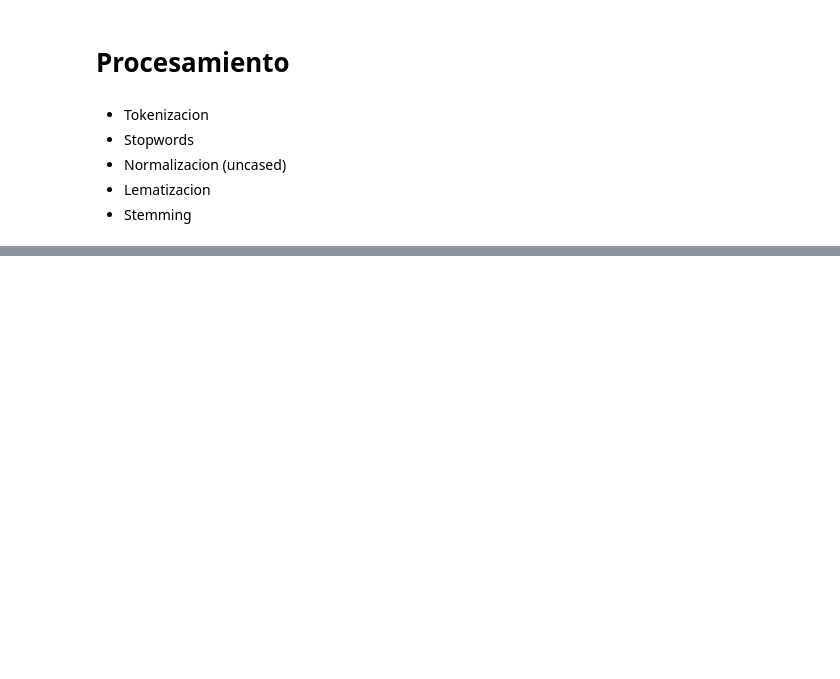
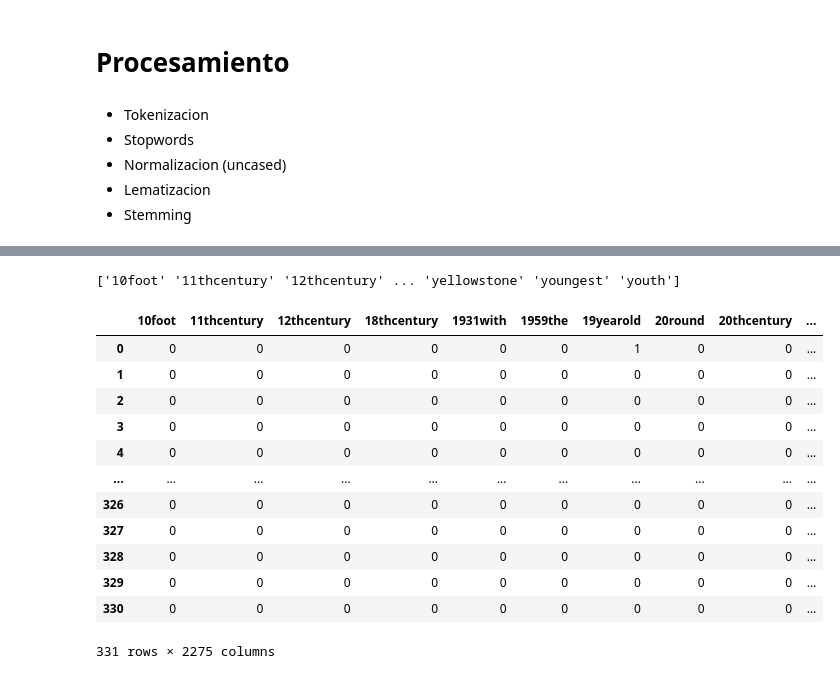
Before and after one commit to Tomas1307/NLP, a Jupyter notebook: HW01/test.ipynb, the cells around one changed output, grey strips where cells are left out. Saved outputs shown, nothing was run; the diff lists cells and outputs as text; code cells hidden in the pictures; blank space fills up the shorter version.

```diff
--- a/HW01/test.ipynb
+++ b/HW01/test.ipynb
@@ -98,0 +93,9 @@ X = count_vect.fit_transform(text.ravel())
+# %%
+from utils.processor import Processor
+processor_ = Processor()
+
+
+text = df['text'] + " "+ df['title']
+text = np.array(text).tolist()
+
+len(text)
@@ -98,0 +104,15 @@ X = count_vect.fit_transform(text.ravel())
+# %%
+def apply_process(dataFrame: pd.DataFrame, processor_: Processor = Processor()):
+    """
+
+    """
+    text = dataFrame['text'] + " "+ dataFrame['title']
+    text = np.array(text).tolist()
+    text_processed = []
+    for i in text:
+        text_processed.append(processor_.preprocessing_pipeline(i))
+    return text_processed, dataFrame
+
+
+text_process, dataFrame2 = apply_process(df)
+text_process, dataFrame2
@@ -98,0 +137,9 @@ X = count_vect.fit_transform(text.ravel())
+# %%
+# Paso 5: Vectorización
+count_vect = CountVectorizer(lowercase=False,max_df=0.9)
+
+print(f"count_vect: {count_vect}")
+X = count_vect.fit_transform(text_process)
+
+# X ahora contiene la matriz de características resultante
+print(f"Data transformed: {X}")
@@ -120,0 +206,24 @@ Cantidad de ocurrencias: 120614
+# %%
+vocabulario = count_vect.get_feature_names_out()
+print(vocabulario)
+
+# Convertir la matriz de conteos a un DataFrame
+df = pd.DataFrame(X.toarray(), columns=[vocabulario])
+df['identifier_files'] = dataFrame2['identifier'].values
+
+df
+# %% [output]
+['10foot' '11thcentury' '12thcentury' ... 'yellowstone' 'youngest' 'youth']
+|  | 10foot | 11thcentury | 12thcentury | 18thcentury | 1931with | 1959the | 19yearold | 20round | 20thcentury | ... |
+| 0 | 0 | 0 | 0 | 0 | 0 | 0 | 1 | 0 | 0 | ... |
+| 1 | 0 | 0 | 0 | 0 | 0 | 0 | 0 | 0 | 0 | ... |
+| 2 | 0 | 0 | 0 | 0 | 0 | 0 | 0 | 0 | 0 | ... |
+| 3 | 0 | 0 | 0 | 0 | 0 | 0 | 0 | 0 | 0 | ... |
+| 4 | 0 | 0 | 0 | 0 | 0 | 0 | 0 | 0 | 0 | ... |
+| ... | ... | ... | ... | ... | ... | ... | ... | ... | ... | ... |
+| 326 | 0 | 0 | 0 | 0 | 0 | 0 | 0 | 0 | 0 | ... |
+| 327 | 0 | 0 | 0 | 0 | 0 | 0 | 0 | 0 | 0 | ... |
+| 328 | 0 | 0 | 0 | 0 | 0 | 0 | 0 | 0 | 0 | ... |
+| 329 | 0 | 0 | 0 | 0 | 0 | 0 | 0 | 0 | 0 | ... |
+| 330 | 0 | 0 | 0 | 0 | 0 | 0 | 0 | 0 | 0 | ... |
+331 rows × 2275 columns
```
Also changed, not shown: parts of 17 cells of this notebook, 9 other files.
